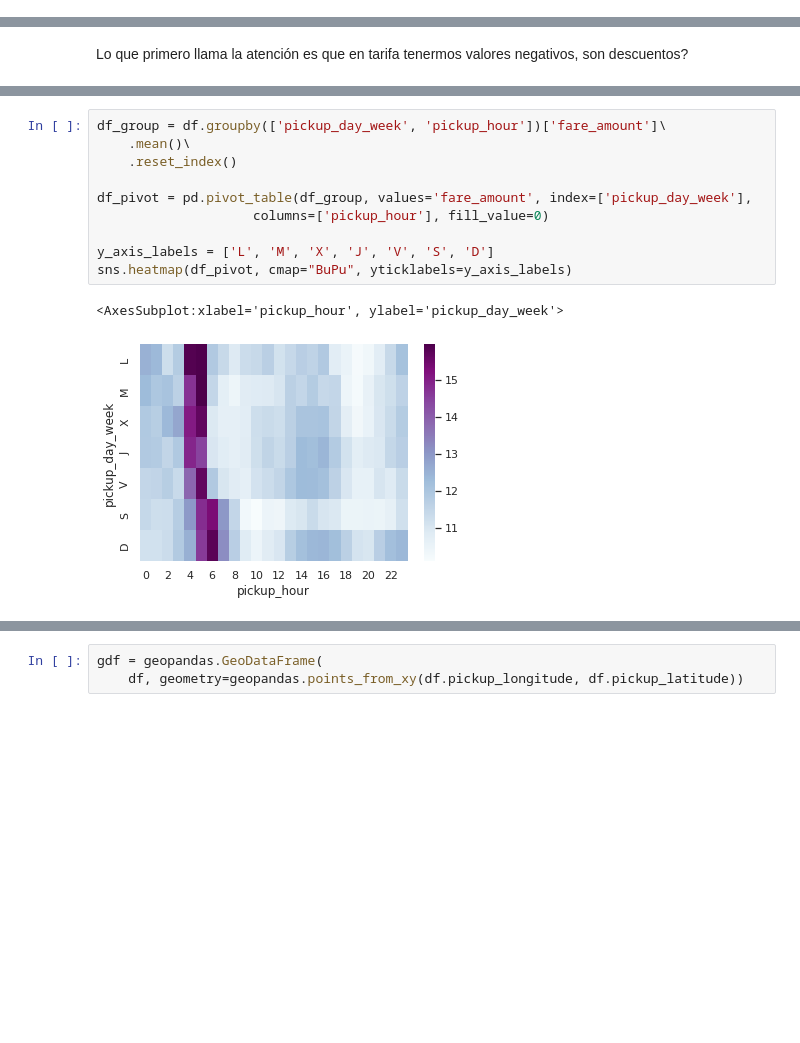
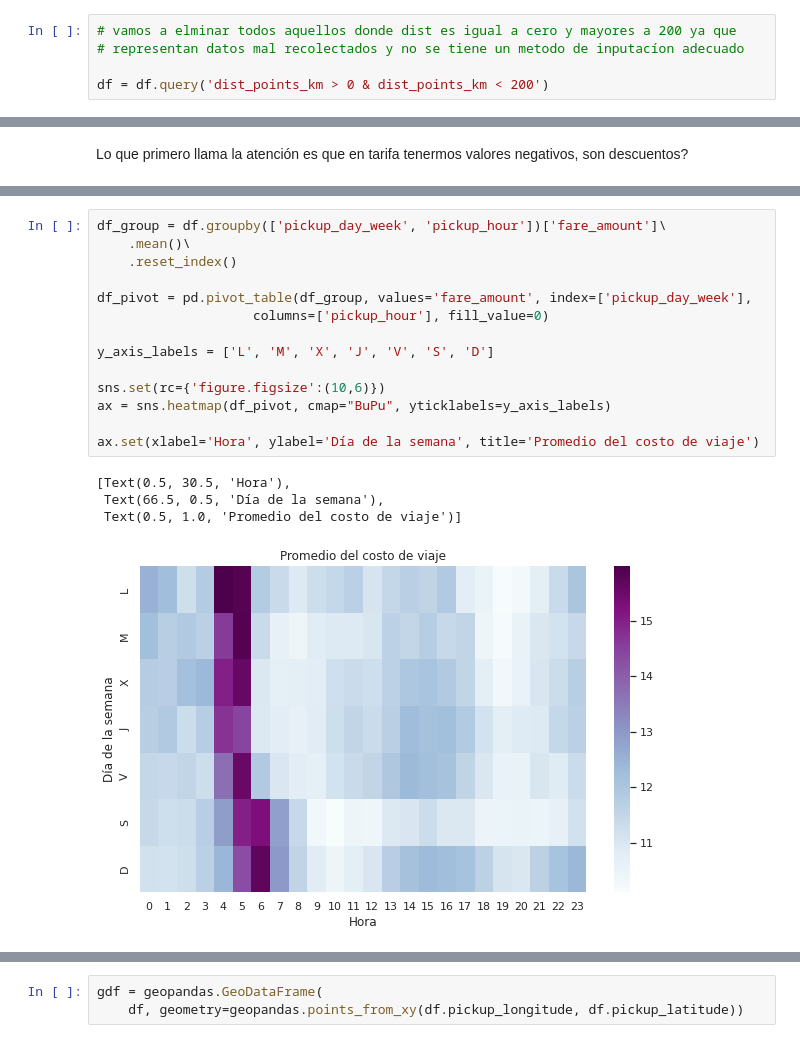
Before and after one commit to alonmar/New-York-City-Taxi-Fare-Prediction, a Jupyter notebook: EDA.ipynb, the cells around one changed output, grey strips where cells are left out. Drawn from its saved outputs; the diff is of its cells as text; blank space fills up the shorter version.

Commit message:
added plots

```diff
--- a/EDA.ipynb
+++ b/EDA.ipynb
@@ -62,3 +71,8 @@ dtype: object
+# %%
+# vamos a elminar todos aquellos donde dist es igual a cero y mayores a 200 ya que
+# representan datos mal recolectados y no se tiene un metodo de inputacíon adecuado
+
+df = df.query('dist_points_km > 0 & dist_points_km < 200')
 # %%
 # NAs por columna
 df.isnull().sum()
@@ -165,16 +177,22 @@ Lo que primero llama la atención es que en tarifa tenermos valores negativos, s
 # %%
 df_group = df.groupby(['pickup_day_week', 'pickup_hour'])['fare_amount']\
     .mean()\
     .reset_index()
 
 df_pivot = pd.pivot_table(df_group, values='fare_amount', index=['pickup_day_week'],
                     columns=['pickup_hour'], fill_value=0)
 
 y_axis_labels = ['L', 'M', 'X', 'J', 'V', 'S', 'D']
-sns.heatmap(df_pivot, cmap="BuPu", yticklabels=y_axis_labels)
+
+sns.set(rc={'figure.figsize':(10,6)})
+ax = sns.heatmap(df_pivot, cmap="BuPu", yticklabels=y_axis_labels)
+
+ax.set(xlabel='Hora', ylabel='Día de la semana', title='Promedio del costo de viaje')
 # %% [output]
-<AxesSubplot:xlabel='pickup_hour', ylabel='pickup_day_week'>
+[Text(0.5, 30.5, 'Hora'),
+ Text(66.5, 0.5, 'Día de la semana'),
+ Text(0.5, 1.0, 'Promedio del costo de viaje')]
-[figure, old version]
+[figure, new version]
 # %%
 df_group = df.groupby(['pickup_day_week', 'pickup_hour'])['fare_amount']\
     .count()\
```
Also changed, not shown: parts of 24 cells of this notebook, 3 other files.
